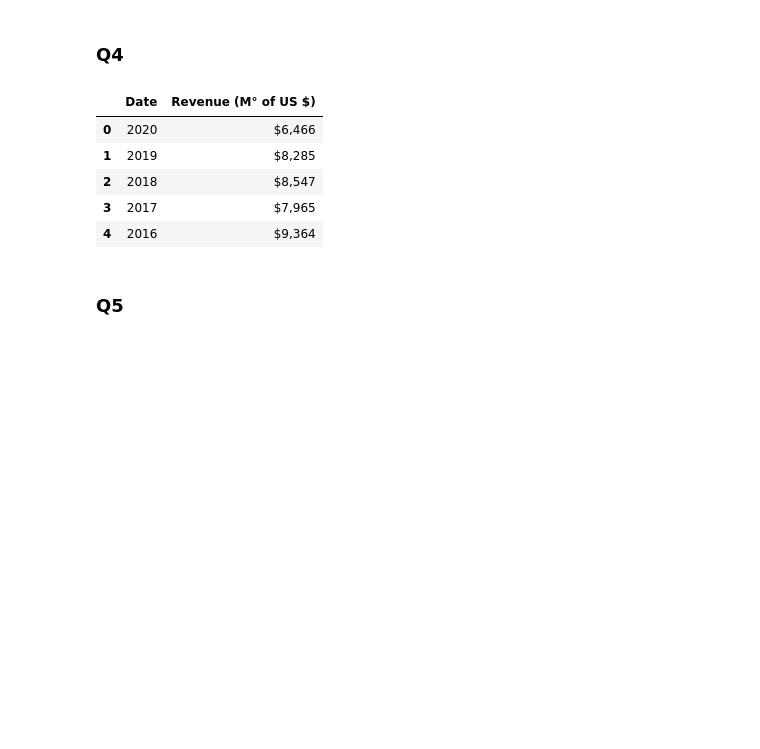
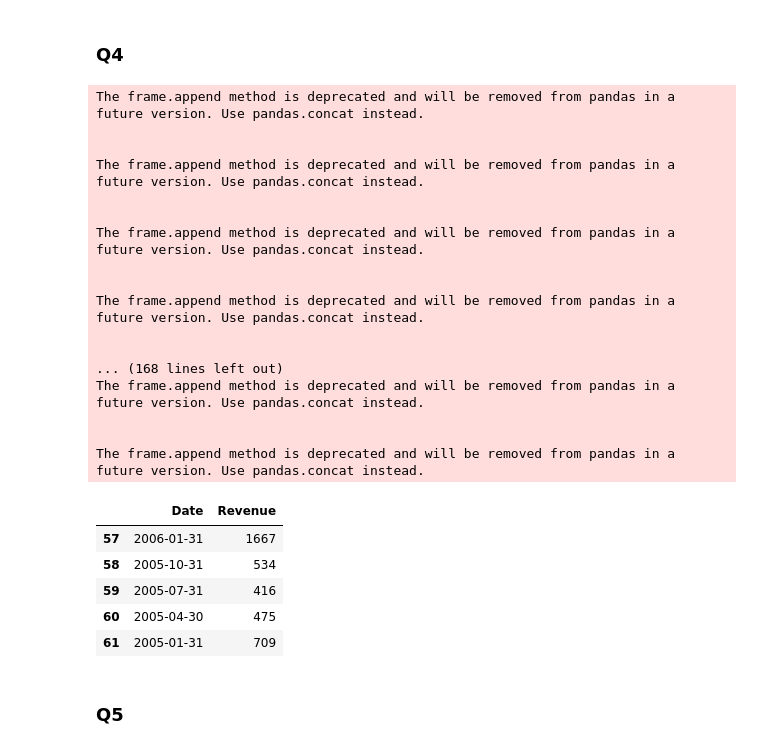
Before and after one commit to Nayel-Blidi/Coursera_Data_course, a Jupyter notebook: IMB_PythonForDataScience_Module1_Final.ipynb, the cells around one changed output. Cells and saved outputs as stored; diff of their text form; code cells hidden in the pictures; blank space fills up the shorter version.

```diff
--- a/IMB_PythonForDataScience_Module1_Final.ipynb
+++ b/IMB_PythonForDataScience_Module1_Final.ipynb
@@ -36,8 +55,23 @@ tesla_data.head()
 # %% [markdown]
 ### Q2
 # %%
-tesla_html = requests.get("https://cf-courses-data.s3.us.cloud-object-storage.appdomain.cloud/IBMDeveloperSkillsNetwork-PY0220EN-SkillsNetwork/labs/project/revenue.htm").text
-tesla_revenue = pd.read_html(tesla_html)[0]
-tesla_revenue.columns = ["Date", "Revenue (M° of US $)"]
+url = "https://www.macrotrends.net/stocks/charts/TSLA/tesla/revenue"
+html_data = requests.get(url).text
+soup = BeautifulSoup(html_data, 'html.parser')
+soup.find_all('title')
+tesla_revenue = pd.DataFrame(columns=['Date', 'Revenue'])
+for table in soup.find_all('table'):
+    if ('Tesla Quarterly Revenue' in table.find('th').text):
+        rows = table.find_all('tr')
+        for row in rows:
+            col = row.find_all('td')
+            if col != []:
+                date = col[0].text
+                revenue = col[1].text.replace(',','').replace('$','')
+                tesla_revenue = tesla_revenue.append({"Date":date, "Revenue":revenue}, ignore_index=True)
+
+tesla_revenue["Revenue"] = tesla_revenue['Revenue'].str.replace(',|\$',"")
+tesla_revenue.dropna(inplace=True)
+tesla_revenue = tesla_revenue[tesla_revenue['Revenue'] != ""]
 tesla_revenue.tail()
 # %% [output]
@@ -64,17 +115,48 @@ gme_data.head()
 # %% [markdown]
 ### Q4
 # %%
-gme_html = requests.get("https://cf-courses-data.s3.us.cloud-object-storage.appdomain.cloud/IBMDeveloperSkillsNetwork-PY0220EN-SkillsNetwork/labs/project/stock.html").content
-gme_revenue = pd.read_html(gme_html)[0]
-gme_revenue.columns = ["Date", "Revenue (M° of US $)"]
-gme_revenue.head()
+url = 'https://cf-courses-data.s3.us.cloud-object-storage.appdomain.cloud/IBMDeveloperSkillsNetwork-PY0220EN-SkillsNetwork/labs/project/stock.html'
+html_data = requests.get(url).text
+
+soup = BeautifulSoup(html_data, 'html.parser')
+soup.find_all('title')
+
+gme_revenue = pd.DataFrame(columns=['Date', 'Revenue'])
+for table in soup.find_all('table'):
+    if ('GameStop Quarterly Revenue' in table.find('th').text):
+        rows = table.find_all('tr')
+        for row in rows:
+            col = row.find_all('td')
+            if col != []:
+                date = col[0].text
+                revenue = col[1].text.replace(',','').replace('$','')
+                gme_revenue = gme_revenue.append({"Date":date, "Revenue":revenue}, ignore_index=True)
+
+gme_revenue.tail()
 # %% [output]
+The frame.append method is deprecated and will be removed from pandas in a future version. Use pandas.concat instead.
+
+
+The frame.append method is deprecated and will be removed from pandas in a future version. Use pandas.concat instead.
+
+
+The frame.append method is deprecated and will be removed from pandas in a future version. Use pandas.concat instead.
+
+
+The frame.append method is deprecated and will be removed from pandas in a future version. Use pandas.concat instead.
+
+
+... (168 lines left out)
+The frame.append method is deprecated and will be removed from pandas in a future version. Use pandas.concat instead.
+
+
+The frame.append method is deprecated and will be removed from pandas in a future version. Use pandas.concat instead.
-|  | Date | Revenue (M° of US $) |
-| 0 | 2020 | $6,466 |
-| 1 | 2019 | $8,285 |
-| 2 | 2018 | $8,547 |
-| 3 | 2017 | $7,965 |
-| 4 | 2016 | $9,364 |
+|  | Date | Revenue |
+| 57 | 2006-01-31 | 1667 |
+| 58 | 2005-10-31 | 534 |
+| 59 | 2005-07-31 | 416 |
+| 60 | 2005-04-30 | 475 |
+| 61 | 2005-01-31 | 709 |
 # %% [markdown]
 ### Q5
 # %%
```
Also changed, not shown: parts of 5 cells of this notebook.
